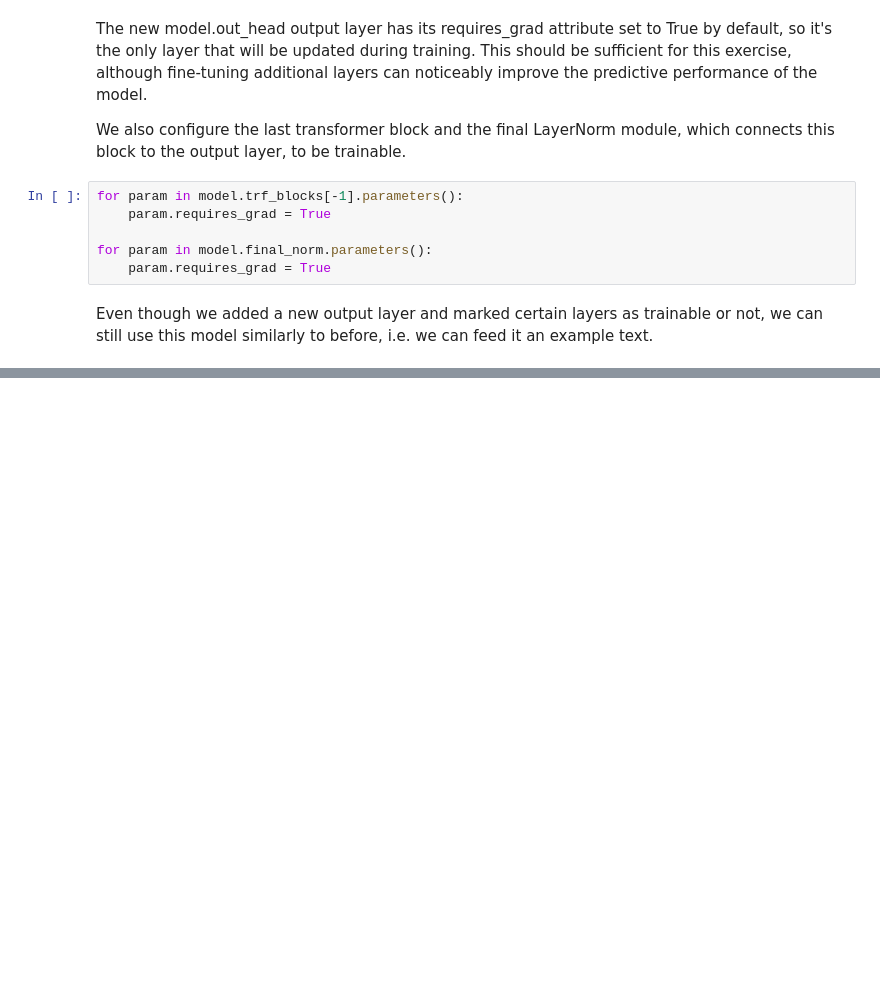
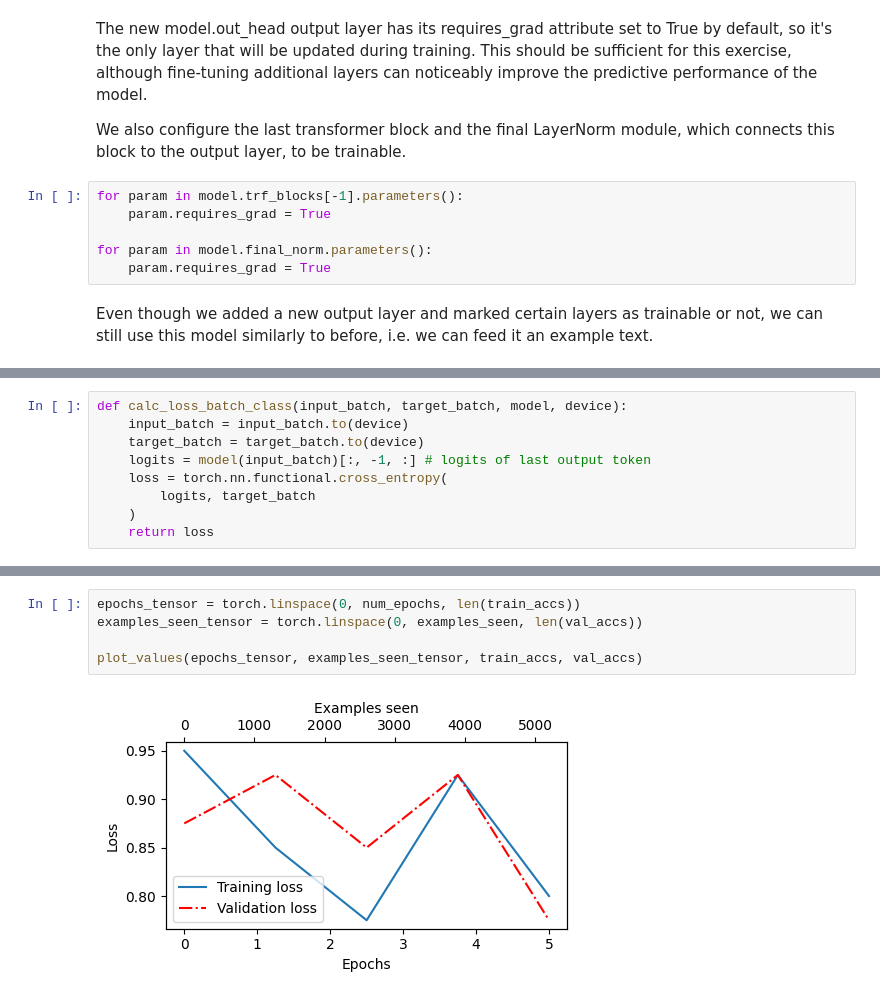
Before and after one commit to Gonde94/ML-Algorithms, a Jupyter notebook: Deep_Learning/Raschka/07_Finetuning_for_Classification.ipynb, the cells around one changed output, grey strips where cells are left out. Drawn from its saved outputs; the diff is of its cells as text; blank space fills up the shorter version.

```diff
--- a/Deep_Learning/Raschka/07_Finetuning_for_Classification.ipynb
+++ b/Deep_Learning/Raschka/07_Finetuning_for_Classification.ipynb
@@ -367,0 +451,9 @@ Outputs dimensions: torch.Size([1, 4, 2])
+# %%
+def calc_loss_batch_class(input_batch, target_batch, model, device):
+    input_batch = input_batch.to(device)
+    target_batch = target_batch.to(device)
+    logits = model(input_batch)[:, -1, :] # logits of last output token
+    loss = torch.nn.functional.cross_entropy(
+        logits, target_batch
+    )
+    return loss
@@ -367,0 +627,7 @@ Outputs dimensions: torch.Size([1, 4, 2])
+# %%
+epochs_tensor = torch.linspace(0, num_epochs, len(train_accs))
+examples_seen_tensor = torch.linspace(0, examples_seen, len(val_accs))
+
+plot_values(epochs_tensor, examples_seen_tensor, train_accs, val_accs)
+# %% [output]
+[figure, added]
```
Also changed, not shown: parts of 29 cells of this notebook.
